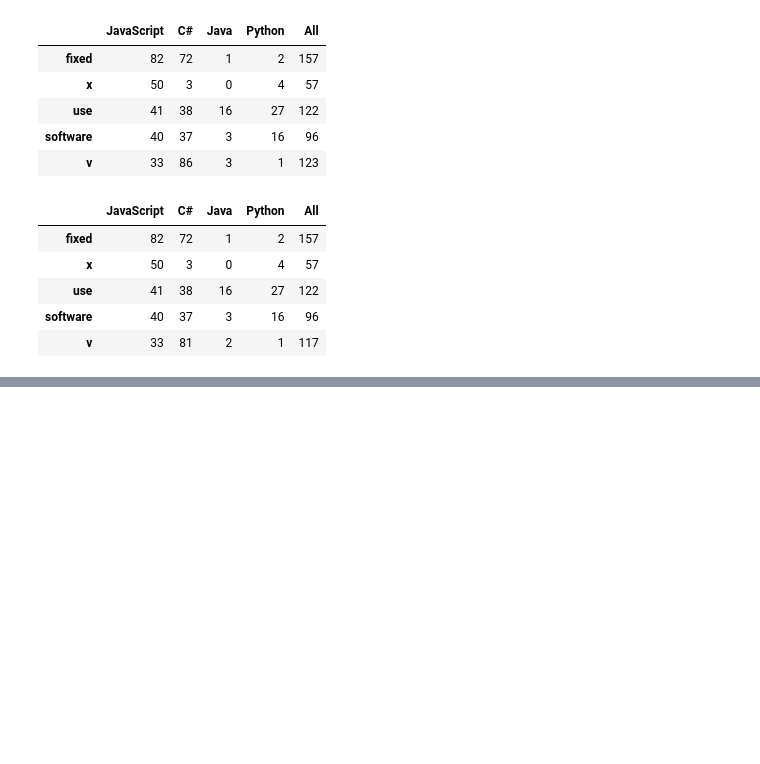
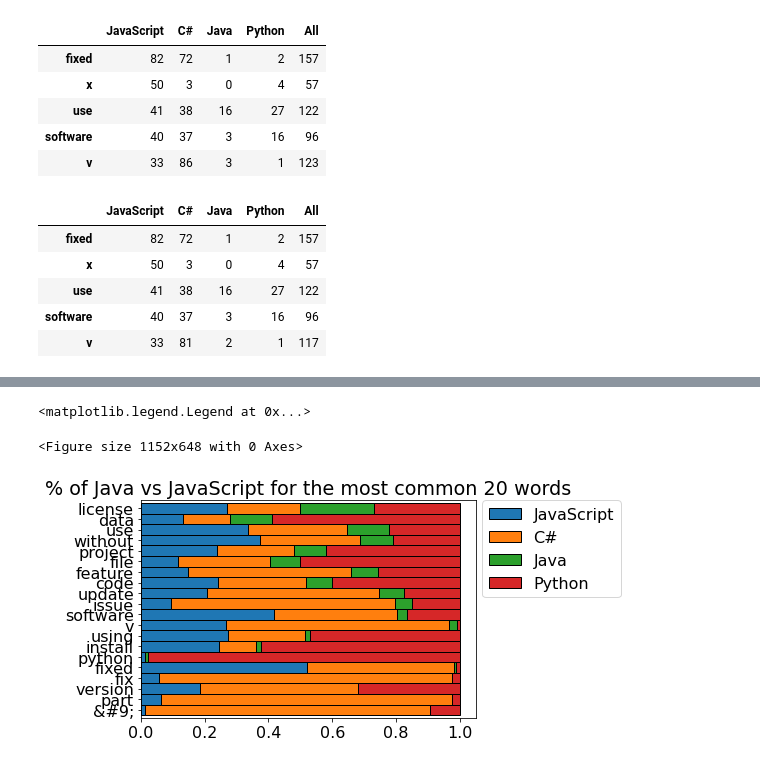
Before and after one commit to Codeup-Mirzakhani-Group1-NLP-Project/Codeup-Mirzakhani-GitHub-Scrape-NLP-Project, a Jupyter notebook: justin_docs/Justin_project_working.ipynb, the cells around one changed output, grey strips where cells are left out. Saved outputs shown, nothing was run; the diff lists cells and outputs as text; code cells hidden in the pictures; blank space fills up the shorter version.

```diff
--- a/justin_docs/Justin_project_working.ipynb
+++ b/justin_docs/Justin_project_working.ipynb
@@ -600,0 +686,17 @@ clean_word_counts.head()
+# %%
+plt.figure(figsize=(16, 9))
+plt.rc('font', size=16)
+
+(lem_word_counts.sort_values('All', ascending=False)
+ .head(20)
+ .apply(lambda row: row/row['All'], axis = 1)
+ .drop(columns = 'All')
+ .sort_values(by = 'Java')
+ .plot.barh(stacked = True, width = 1, ec = 'k', legend=False)
+)
+plt.title('% of Java vs JavaScript for the most common 20 words')
+plt.legend(bbox_to_anchor=(1.02, 1), loc='upper left', borderaxespad=0)
+# %% [output]
+<matplotlib.legend.Legend at 0x...>
+<Figure size 1152x648 with 0 Axes>
+[figure, added]
```
Also changed, not shown: parts of 9 cells of this notebook.
